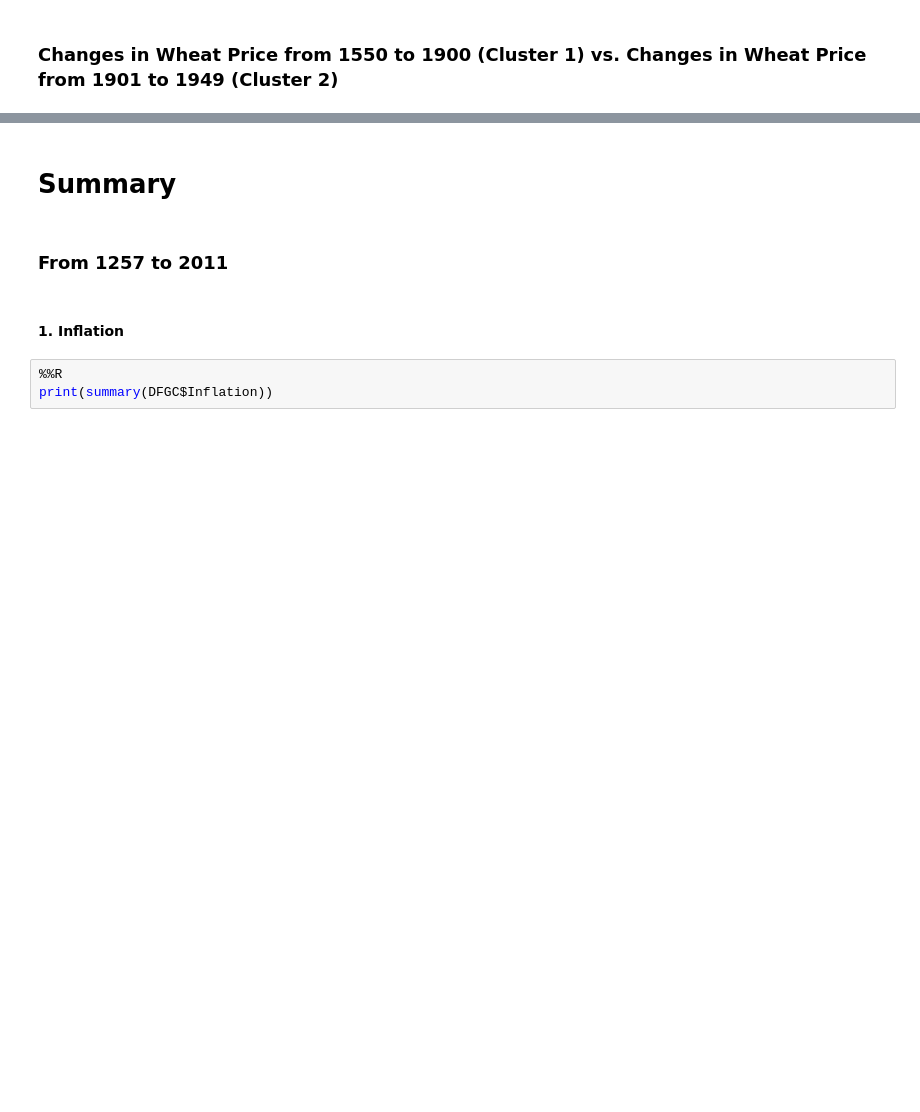
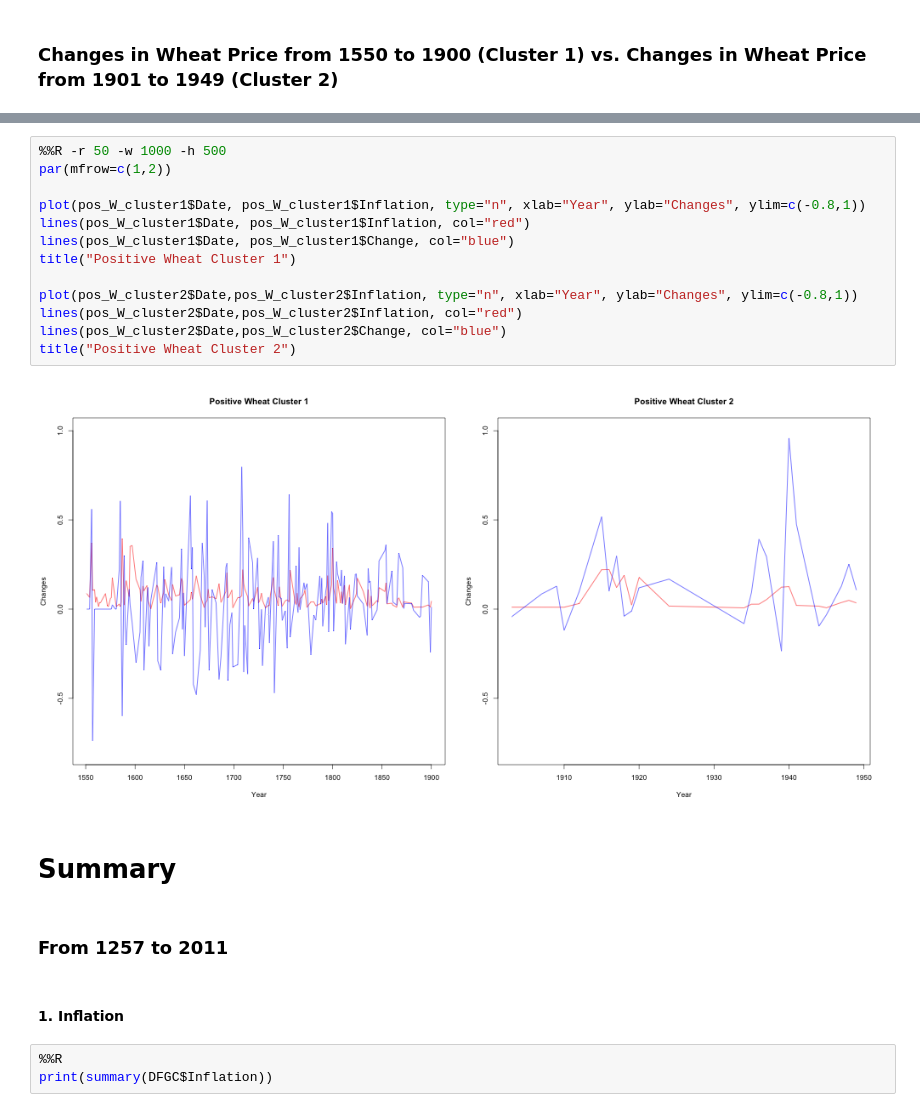
Before and after one commit to abadrenkov/data-analysis-template, a Jupyter notebook: notebooks/NB3_data_analysis.ipynb, the cells around one changed output, grey strips where cells are left out. Drawn from its saved outputs; the diff is of its cells as text; blank space fills up the shorter version.

```diff
--- a/notebooks/NB3_data_analysis.ipynb
+++ b/notebooks/NB3_data_analysis.ipynb
@@ -171,3 +209,18 @@ title("Wheat Cluster 2")
+# %%
+%%R -r 50 -w 1000 -h 500
+par(mfrow=c(1,2))
+
+plot(pos_W_cluster1$Date, pos_W_cluster1$Inflation, type="n", xlab="Year", ylab="Changes", ylim=c(-0.8,1))
+lines(pos_W_cluster1$Date, pos_W_cluster1$Inflation, col="red")
+lines(pos_W_cluster1$Date, pos_W_cluster1$Change, col="blue")
+title("Positive Wheat Cluster 1")
+
+plot(pos_W_cluster2$Date,pos_W_cluster2$Inflation, type="n", xlab="Year", ylab="Changes", ylim=c(-0.8,1))
+lines(pos_W_cluster2$Date,pos_W_cluster2$Inflation, col="red")
+lines(pos_W_cluster2$Date,pos_W_cluster2$Change, col="blue")
+title("Positive Wheat Cluster 2")
+# %% [output]
+[figure, added]
 # %% [markdown]
 # Summary
 # %% [markdown]
```
Also changed, not shown: parts of 13 cells of this notebook, 3 other files.
